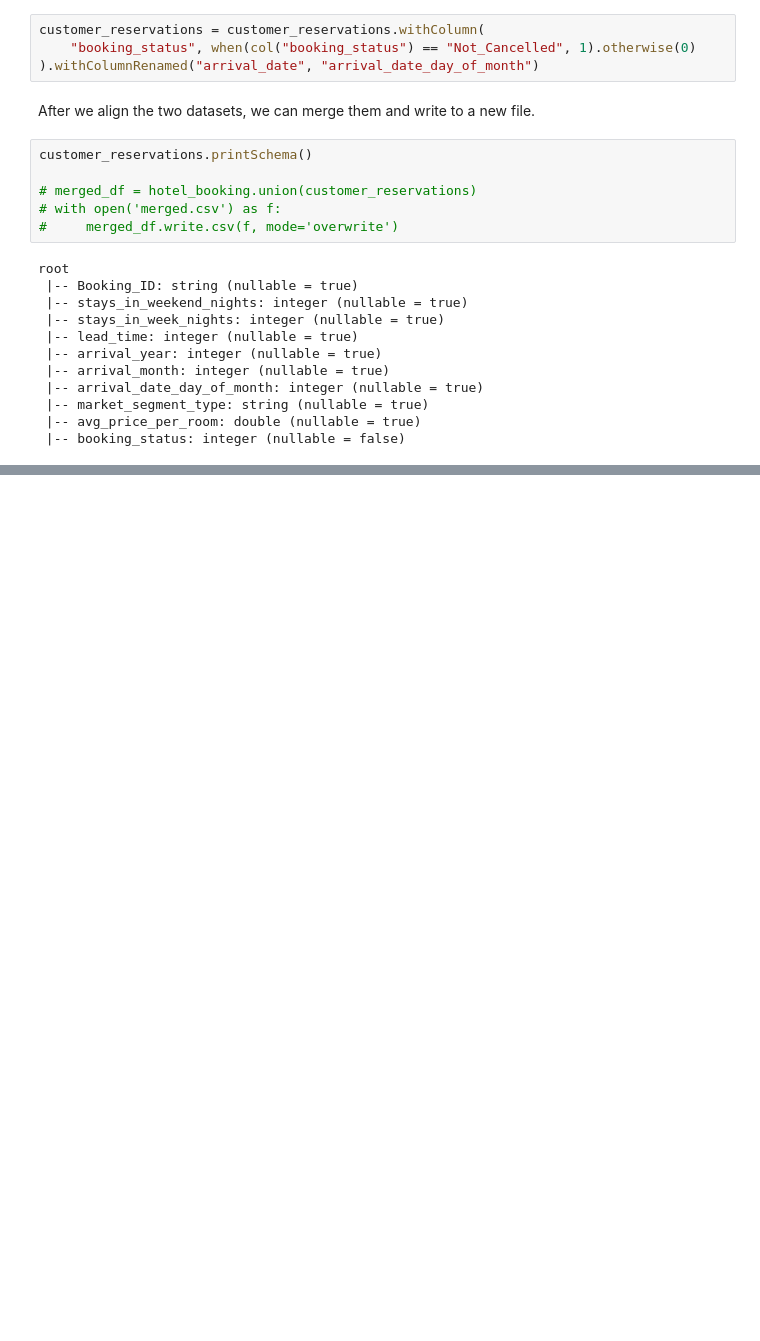
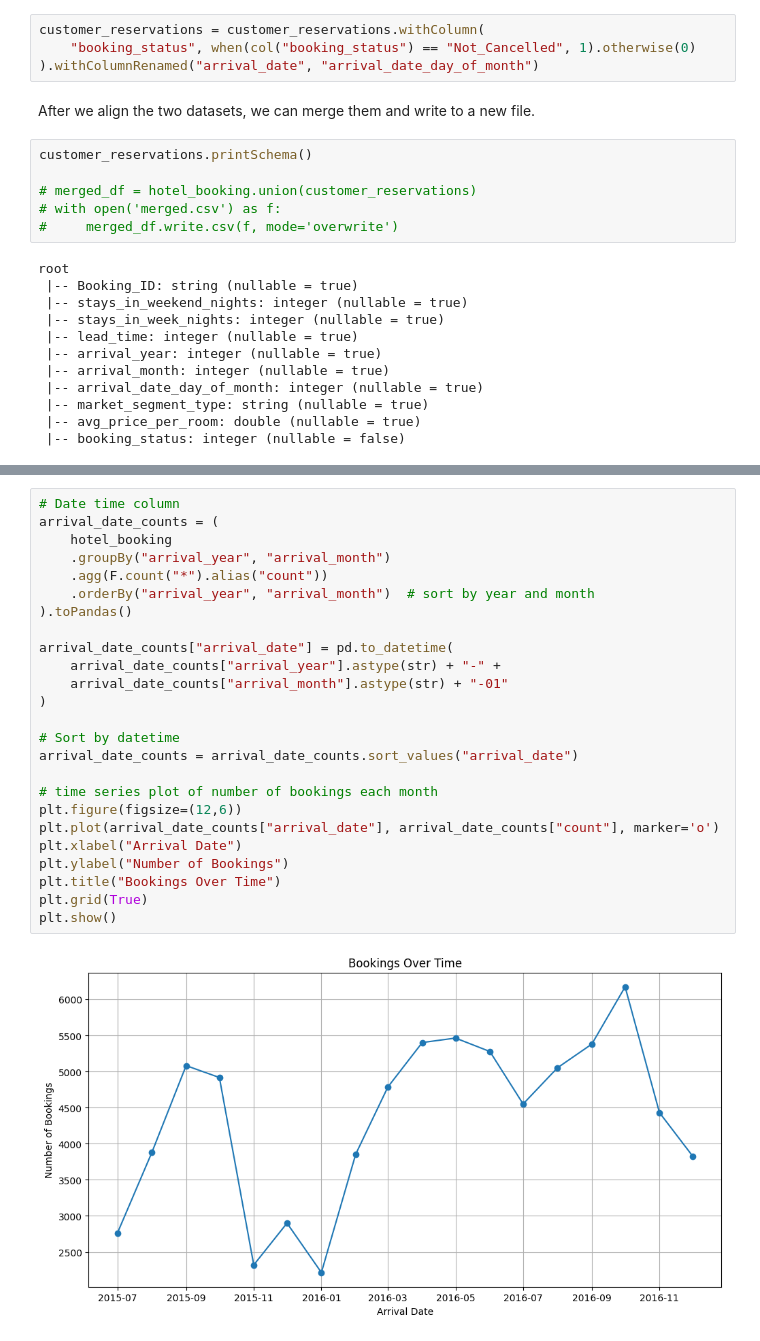
Before and after one commit to achen409/cs236-project, a Jupyter notebook: data_cleaning.ipynb, the cells around one changed output, grey strips where cells are left out. Cells and saved outputs as stored; diff of their text form; blank space fills up the shorter version.

```diff
--- a/data_cleaning.ipynb
+++ b/data_cleaning.ipynb
@@ -93,0 +245,27 @@ root
+# %%
+# Date time column
+arrival_date_counts = (
+    hotel_booking
+    .groupBy("arrival_year", "arrival_month")
+    .agg(F.count("*").alias("count"))
+    .orderBy("arrival_year", "arrival_month")  # sort by year and month
+).toPandas()
+
+arrival_date_counts["arrival_date"] = pd.to_datetime(
+    arrival_date_counts["arrival_year"].astype(str) + "-" +
+    arrival_date_counts["arrival_month"].astype(str) + "-01"
+)
+
+# Sort by datetime
+arrival_date_counts = arrival_date_counts.sort_values("arrival_date")
+
+# time series plot of number of bookings each month
+plt.figure(figsize=(12,6))
+plt.plot(arrival_date_counts["arrival_date"], arrival_date_counts["count"], marker='o')
+plt.xlabel("Arrival Date")
+plt.ylabel("Number of Bookings")
+plt.title("Bookings Over Time")
+plt.grid(True)
+plt.show()
+# %% [output]
+[figure, added]
```
Also changed, not shown: parts of 45 cells of this notebook.
